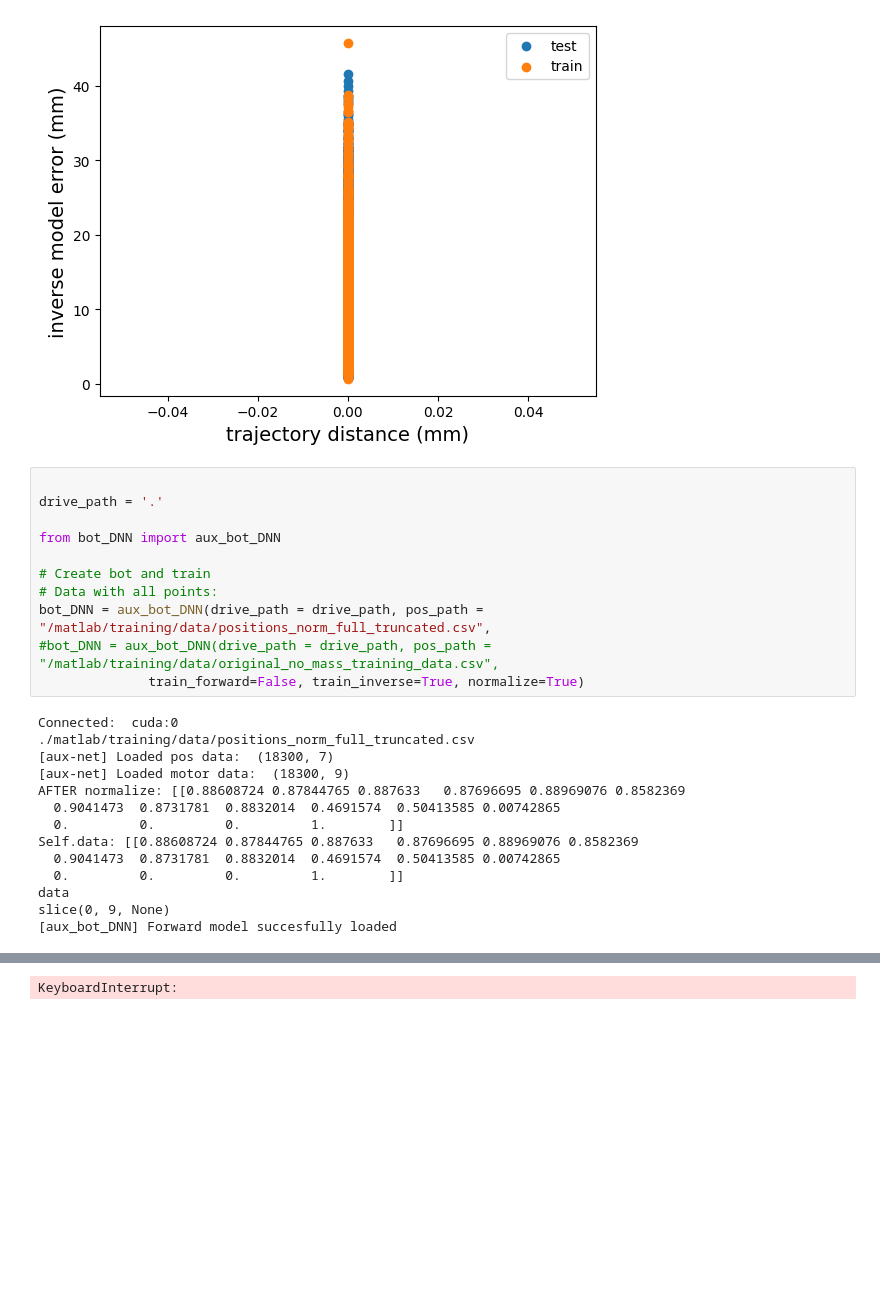
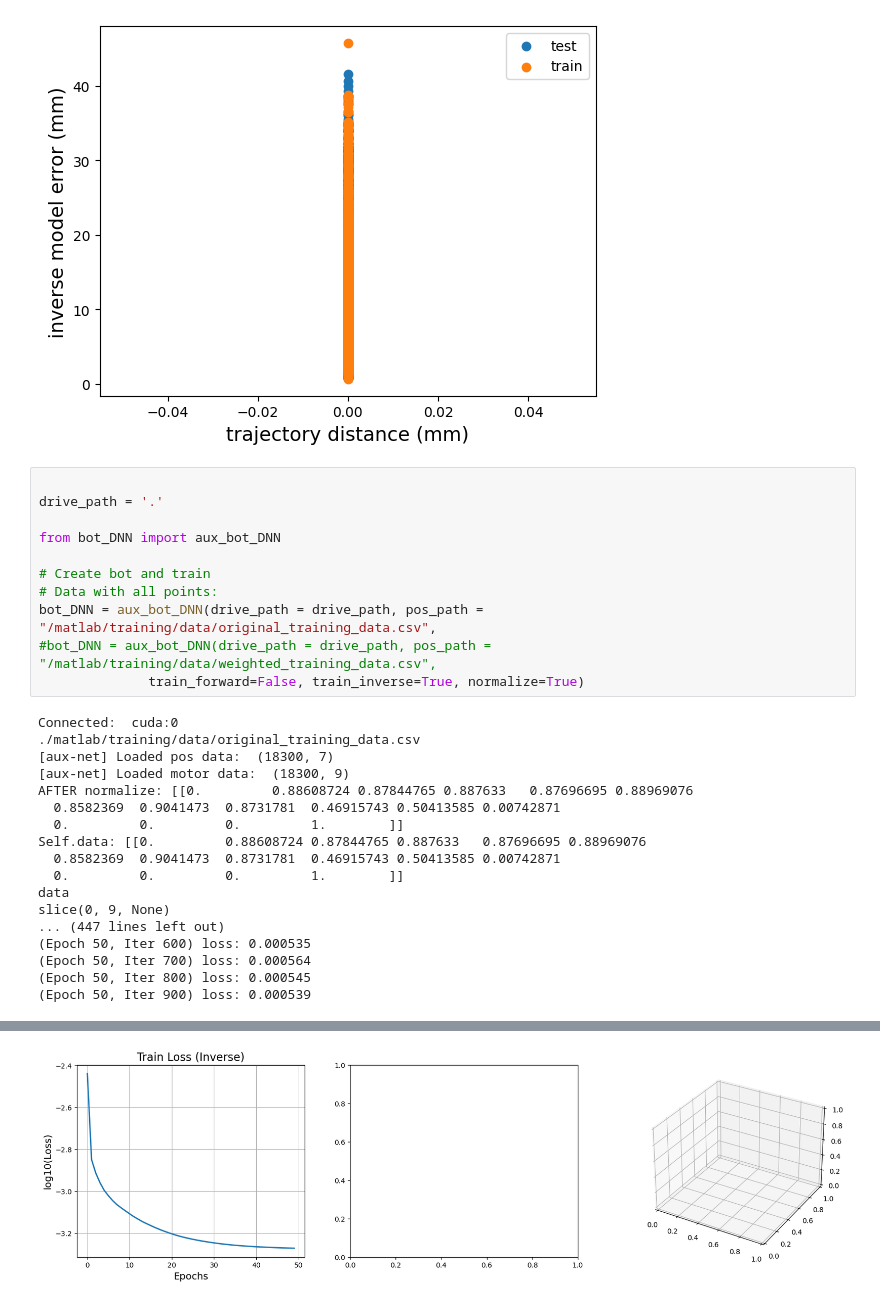
Before and after one commit to KubaSrc/trunc, a Jupyter notebook: train_bot.ipynb, the cells around one changed output, grey strips where cells are left out. Cells and saved outputs as stored; diff of their text form; blank space fills up the shorter version.

Commit message:
New Mass Model
Fixed errors in new model. Model now converges and has an error of about 1.1 mm.

```diff
--- a/train_bot.ipynb
+++ b/train_bot.ipynb
@@ -74,20 +74,24 @@ from bot_DNN import aux_bot_DNN
 
 # Create bot and train
 # Data with all points:
-bot_DNN = aux_bot_DNN(drive_path = drive_path, pos_path = "/matlab/training/data/positions_norm_full_truncated.csv",
-#bot_DNN = aux_bot_DNN(drive_path = drive_path, pos_path = "/matlab/training/data/original_no_mass_training_data.csv",
+bot_DNN = aux_bot_DNN(drive_path = drive_path, pos_path = "/matlab/training/data/original_training_data.csv",
+#bot_DNN = aux_bot_DNN(drive_path = drive_path, pos_path = "/matlab/training/data/weighted_training_data.csv",
               train_forward=False, train_inverse=True, normalize=True)
 # %% [output]
 Connected:  cuda:0
-./matlab/training/data/positions_norm_full_truncated.csv
+./matlab/training/data/original_training_data.csv
 [aux-net] Loaded pos data:  (18300, 7)
 [aux-net] Loaded motor data:  (18300, 9)
-AFTER normalize: [[0.88608724 0.87844765 0.887633   0.87696695 0.88969076 0.8582369
-  0.9041473  0.8731781  0.8832014  0.4691574  0.50413585 0.00742865
+AFTER normalize: [[0.         0.88608724 0.87844765 0.887633   0.87696695 0.88969076
+  0.8582369  0.9041473  0.8731781  0.46915743 0.50413585 0.00742871
   0.         0.         0.         1.        ]]
-Self.data: [[0.88608724 0.87844765 0.887633   0.87696695 0.88969076 0.8582369
-  0.9041473  0.8731781  0.8832014  0.4691574  0.50413585 0.00742865
+Self.data: [[0.         0.88608724 0.87844765 0.887633   0.87696695 0.88969076
+  0.8582369  0.9041473  0.8731781  0.46915743 0.50413585 0.00742871
   0.         0.         0.         1.        ]]
 data
 slice(0, 9, None)
-[aux_bot_DNN] Forward model succesfully loaded
+... (447 lines left out)
+(Epoch 50, Iter 600) loss: 0.000535
+(Epoch 50, Iter 700) loss: 0.000564
+(Epoch 50, Iter 800) loss: 0.000545
+(Epoch 50, Iter 900) loss: 0.000539
@@ -111 +99 @@ slice(0, 9, None)
-KeyboardInterrupt:
+[figure, added]
```
Also changed, not shown: parts of 1 cell of this notebook, 30 other files.
